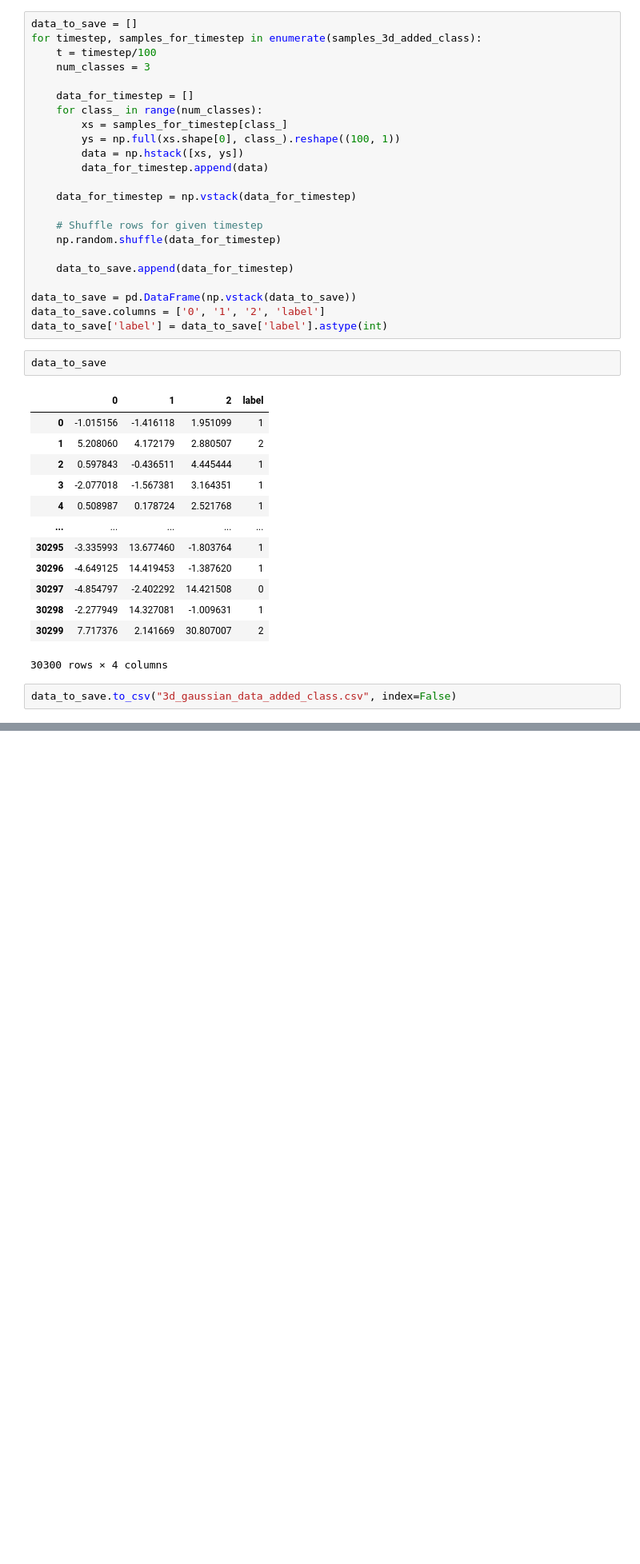
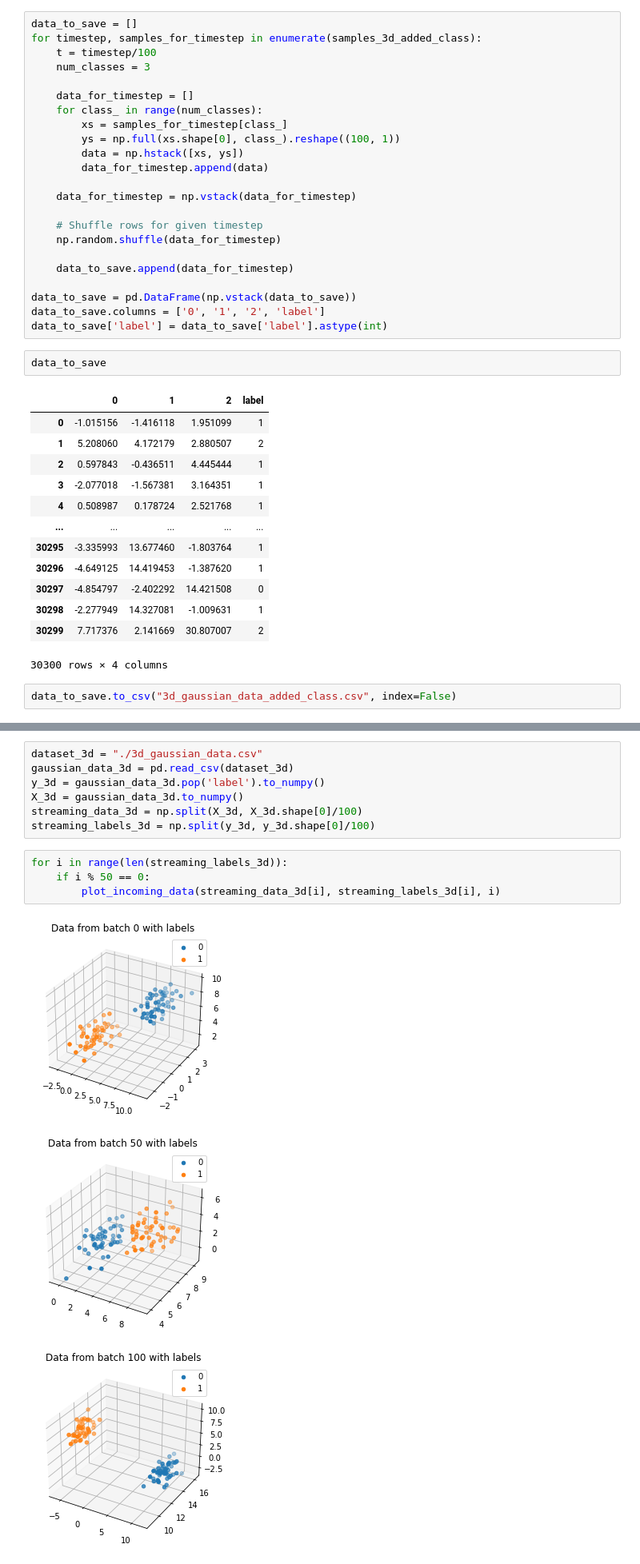
Before and after one commit to JuliaMaria/AIMasterThesis, a Jupyter notebook: Datasets.ipynb, the cells around one changed output, grey strips where cells are left out. Shown at 80% size. Cells and saved outputs as stored; diff of their text form; blank space fills up the shorter version.

```diff
--- a/Datasets.ipynb
+++ b/Datasets.ipynb
@@ -431,0 +473,15 @@ data_to_save.to_csv("3d_gaussian_data_added_class.csv", index=False)
+# %%
+dataset_3d = "./3d_gaussian_data.csv"
+gaussian_data_3d = pd.read_csv(dataset_3d)
+y_3d = gaussian_data_3d.pop('label').to_numpy()
+X_3d = gaussian_data_3d.to_numpy()
+streaming_data_3d = np.split(X_3d, X_3d.shape[0]/100)
+streaming_labels_3d = np.split(y_3d, y_3d.shape[0]/100)
+# %%
+for i in range(len(streaming_labels_3d)):
+    if i % 50 == 0:
+        plot_incoming_data(streaming_data_3d[i], streaming_labels_3d[i], i)
+# %% [output]
+[figure, added]
+[figure, added]
+[figure, added]
```
Also changed, not shown: parts of 7 cells of this notebook, 1 other file.
